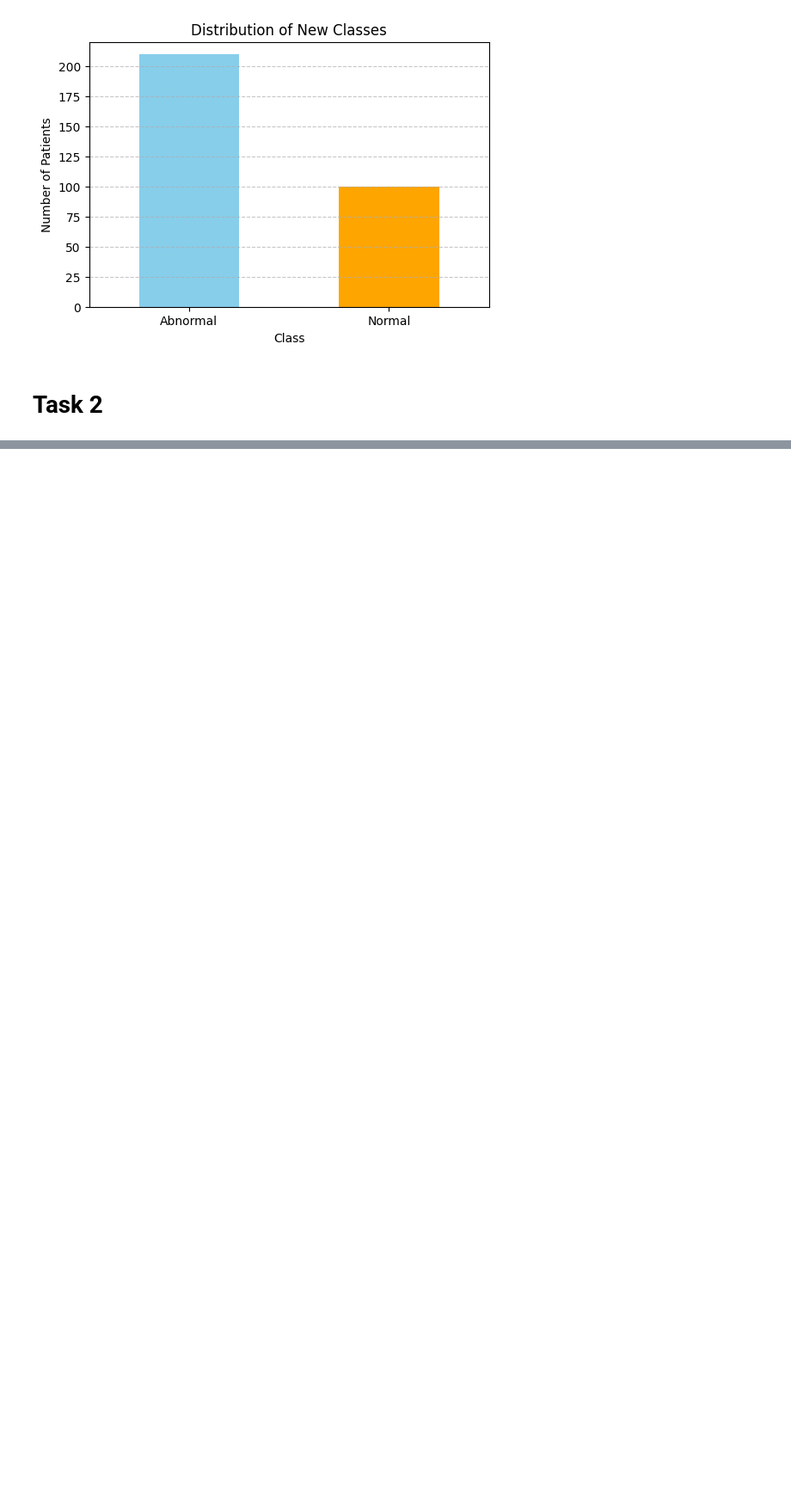
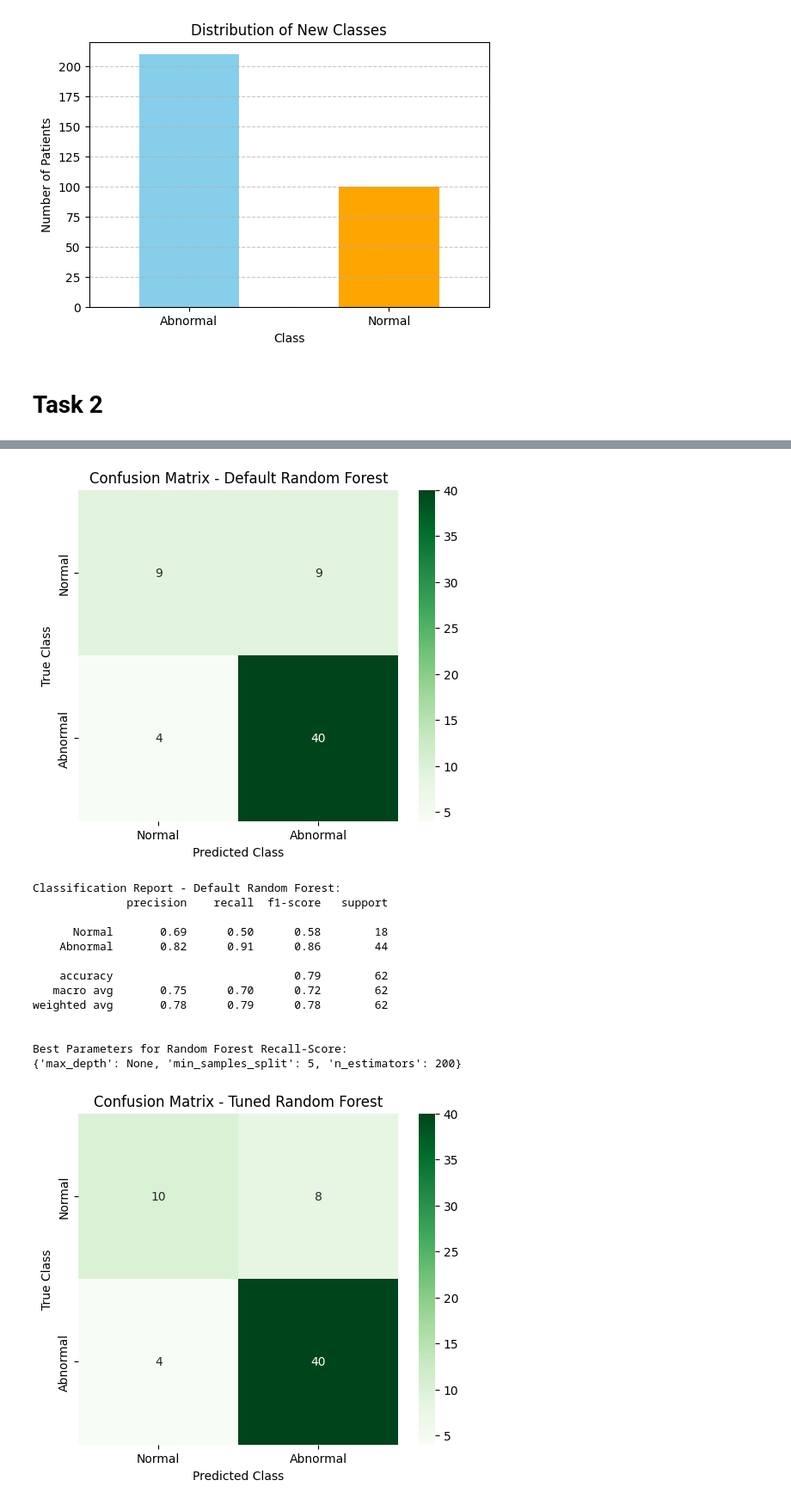
Before and after one commit to lisbethwaagstein/AI4PH, a Jupyter notebook: INF_GRAM_EXAM.ipynb, the cells around one changed output, grey strips where cells are left out. Shown at 86% size. Drawn from its saved outputs; the diff is of its cells as text; code cells hidden in the pictures; blank space fills up the shorter version.

```diff
--- a/INF_GRAM_EXAM.ipynb
+++ b/INF_GRAM_EXAM.ipynb
@@ -251,0 +247,71 @@ weighted avg       0.85      0.85      0.85        62
+# %%
+# Custom scorers for F1-score and Recall
+f1_scorer = make_scorer(f1_score)
+recall_scorer = make_scorer(recall_score)
+
+# 1. Default Random Forest Model
+rf_model = RandomForestClassifier(random_state=SEED, class_weight="balanced")
+rf_model.fit(X_train, y_train)
+
+# Predictions
+rf_pred = rf_model.predict(X_test)
+
+# Confusion Matrix
+rf_conf_matrix = confusion_matrix(y_test, rf_pred)
+plt.figure(figsize=(6, 5))
+sns.heatmap(rf_conf_matrix, annot=True, fmt='d', cmap='Greens', xticklabels=['Normal', 'Abnormal'], yticklabels=['Normal', 'Abnormal'])
+plt.title('Confusion Matrix - Default Random Forest')
+plt.xlabel('Predicted Class')
+plt.ylabel('True Class')
+plt.show()
+
+# Performance
+print("\nClassification Report - Default Random Forest:")
+print(classification_report(y_test, rf_pred, target_names=['Normal', 'Abnormal']))
+
+# Hyperparameter Tuning for Random Forest
+param_grid_rf = {
+    'n_estimators': [50, 100, 200],
+    'max_depth': [None, 10, 20],
+    'min_samples_split': [2, 5, 10]
+}
+
+grid_search_rf = GridSearchCV(RandomForestClassifier(random_state=42), param_grid_rf, cv=5, scoring=recall_scorer) #since we're screening for severe conditions like disk hernia or spondylolisthesis, prioritizing recall ensures that fewer abnormal patients are missed.
+grid_search_rf.fit(X_train, y_train)
+
+# Best Parameters
+print("\nBest Parameters for Random Forest Recall-Score:")
+print(grid_search_rf.best_params_)
+
+# Best Model
+best_rf_model = grid_search_rf.best_estimator_
+best_rf_pred = best_rf_model.predict(X_test)
+
+# Confusion Matrix for Best Model
+best_rf_conf_matrix = confusion_matrix(y_test, best_rf_pred)
+plt.figure(figsize=(6, 5))
+sns.heatmap(best_rf_conf_matrix, annot=True, fmt='d', cmap='Greens', xticklabels=['Normal', 'Abnormal'], yticklabels=['Normal', 'Abnormal'])
+plt.title('Confusion Matrix - Tuned Random Forest')
+plt.xlabel('Predicted Class')
+plt.ylabel('True Class')
+plt.show()
+
+# Performance Indicators
+print("\nClassification Report - Tuned Random Forest:")
+print(classification_report(y_test, best_rf_pred, target_names=['Normal', 'Abnormal']))
+# %% [output]
+[figure, added]
+Classification Report - Default Random Forest:
+              precision    recall  f1-score   support
+
+      Normal       0.69      0.50      0.58        18
+    Abnormal       0.82      0.91      0.86        44
+
+    accuracy                           0.79        62
+   macro avg       0.75      0.70      0.72        62
+weighted avg       0.78      0.79      0.78        62
+
+
+Best Parameters for Random Forest Recall-Score:
+{'max_depth': None, 'min_samples_split': 5, 'n_estimators': 200}
+[figure, added]
```
Also changed, not shown: parts of 12 cells of this notebook.
